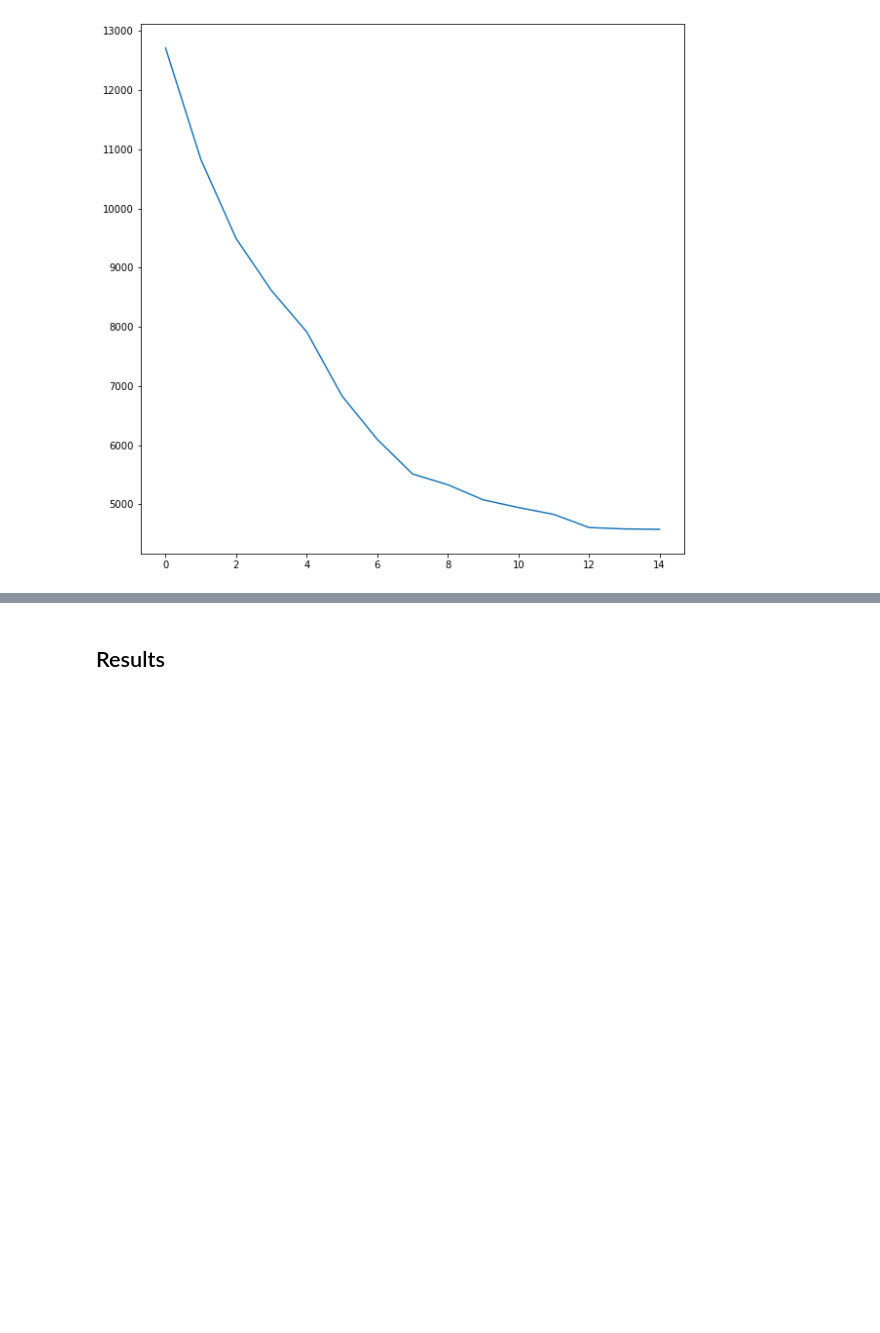
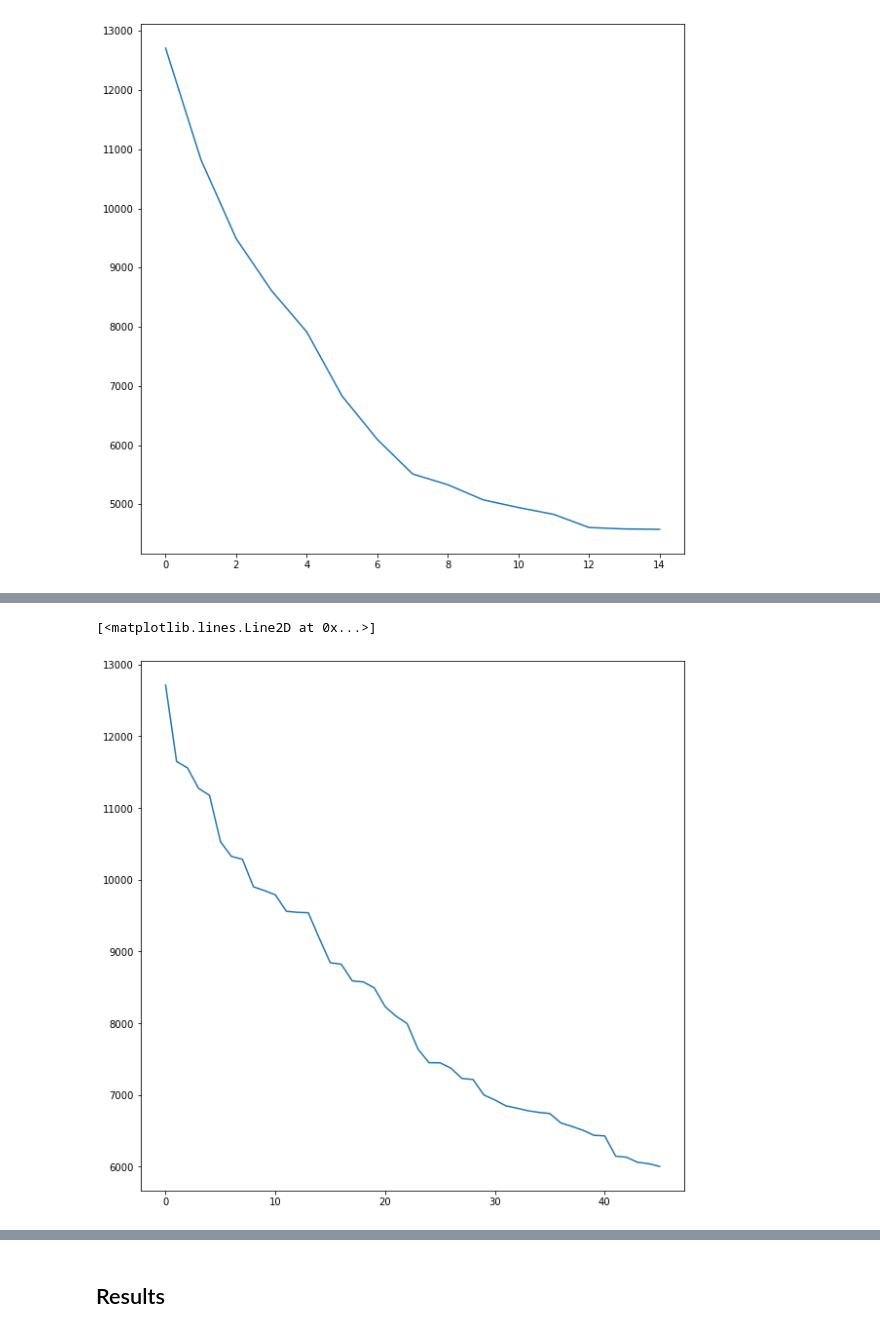
Before and after one commit to ysereda/Traveling_Salesman, a Jupyter notebook: Traveling_Salesman.ipynb, the cells around one changed output, grey strips where cells are left out. Saved outputs shown, nothing was run; the diff lists cells and outputs as text; code cells hidden in the pictures; blank space fills up the shorter version.

Commit message:
compare swap 2 first and best

```diff
--- a/Traveling_Salesman.ipynb
+++ b/Traveling_Salesman.ipynb
@@ -163,8 +164,33 @@ def swap2best():
                 if dr < dr_min:
                     dr_min = dr; i_opt=i; j_opt=j;
     if dr_min<0:
-        print(str(r[i_opt])+"<->"+str(r[j_opt])+"; dr="+str(dr_min))
+        print(str(r[i_opt])+"<->"+str(r[j_opt])+"; dc="+str(dr_min))
         tmp = r[i_opt]; r[i_opt] = r[j_opt]; r[j_opt] = tmp; d_min = d_min+dr_min
+def swap2first():
+    #print("Swap 2 cities, apply the first working result")
+    global d_min,r,c, i_opt,j_opt,dr
+    for i in range(1,N-1):
+        dr_out1 = -d[r[i-1]][r[i]] - d[r[i]][r[i+1]] # r[i] is taken out
+        for j in range(i+1,N):
+            if (j <= i-2) or (i+2 <= j):
+                dr_out2 = -d[r[j-1]][r[j]] - d[r[j]][r[j+1]] # r[j] is taken out
+                dr_in1 = d[r[j-1]][r[i]] + d[r[i]][r[j+1]] # r[i] is put in j
+                dr_in2 = d[r[i-1]][r[j]] + d[r[j]][r[i+1]] # r[j] is put in i
+                dr = dr_out1+dr_out2+dr_in1+dr_in2
+            elif j == i-1:
+                dr_out2 = -d[r[j-1]][r[j]] # r[j] is taken out
+                dr_in = d[r[j-1]][r[i]] + d[r[i]][r[j]] + d[r[j]][r[i+1]] # r[i] is put in j, r[j] is put in i
+                dr = dr_out1+dr_out2+dr_in
+            elif j == i+1:
+                dr_out2 = -d[r[j]][r[j+1]] # r[j] is taken out
+                dr_in = d[r[i-1]][r[j]] + d[r[j]][r[i]] + d[r[i]][r[j+1]] # r[j] is put in i, r[i] is put in j
+                dr = dr_out1+dr_out2+dr_in
+            if dr < 0:
+                d_min = d_min + dr; i_opt=i; j_opt=j;
+                tmp = r[i]; r[i] = r[j]; r[j] = tmp;
+                print(str(r[i])+"<->"+str(r[j])+"; dr="+str(dr))
+                return True
+    if dr == 0: return False
 
 # function to get unique values
 def unique(list1):
@@ -340,0 +317,7 @@ d = 4047.1000000000004 ; r = [0, 10, 9, 17, 6, 19, 3, 1, 11, 16, 13, 20, 5, 2, 1
+# %%
+init(); dm=[d_min]; i=[0]; j=[0]; dr=[0];
+while swap2first():
+    dm.append(d_min)
+    #i.append(i_opt); j.append(j_opt); dr.append(dr)
+print("Distances =",dm)
+ver(r)
@@ -341,3 +342,10 @@ d = 4047.1000000000004 ; r = [0, 10, 9, 17, 6, 19, 3, 1, 11, 16, 13, 20, 5, 2, 1
+# %%
+import matplotlib.pyplot as plt
+plt.figure(1, figsize=(10,10))
+plt.plot(dm)
+# %% [output]
+[<matplotlib.lines.Line2D at 0x...>]
+[figure, added]
 # %%
 ver(r)
 # %% [output]
```
Also changed, not shown: parts of 18 cells of this notebook, 1 other file.
